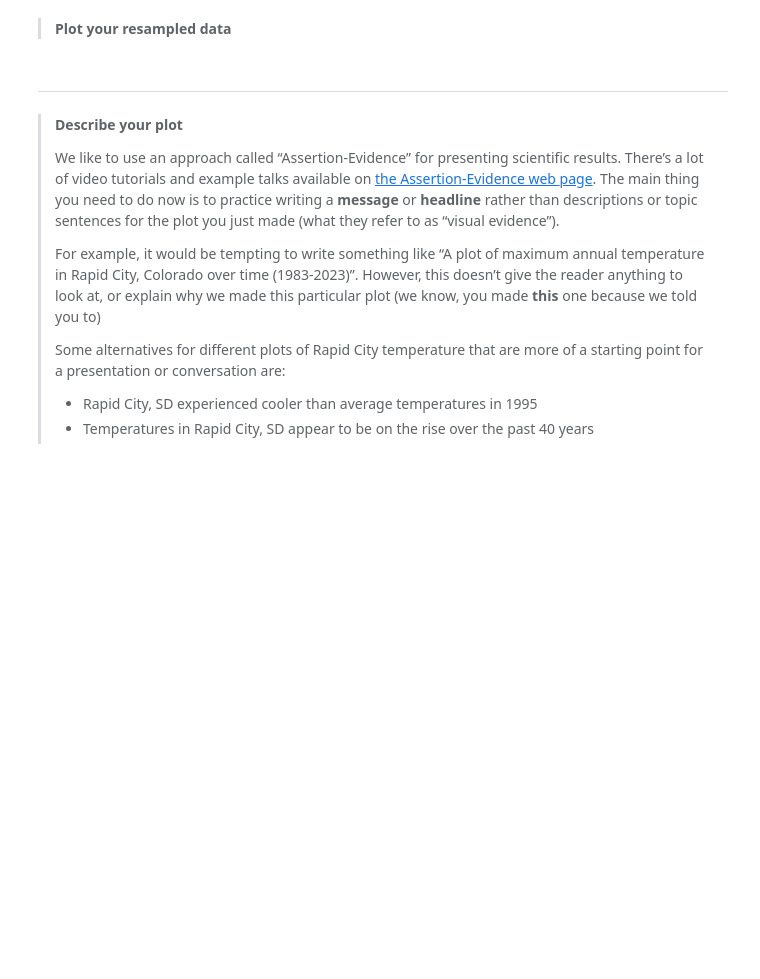
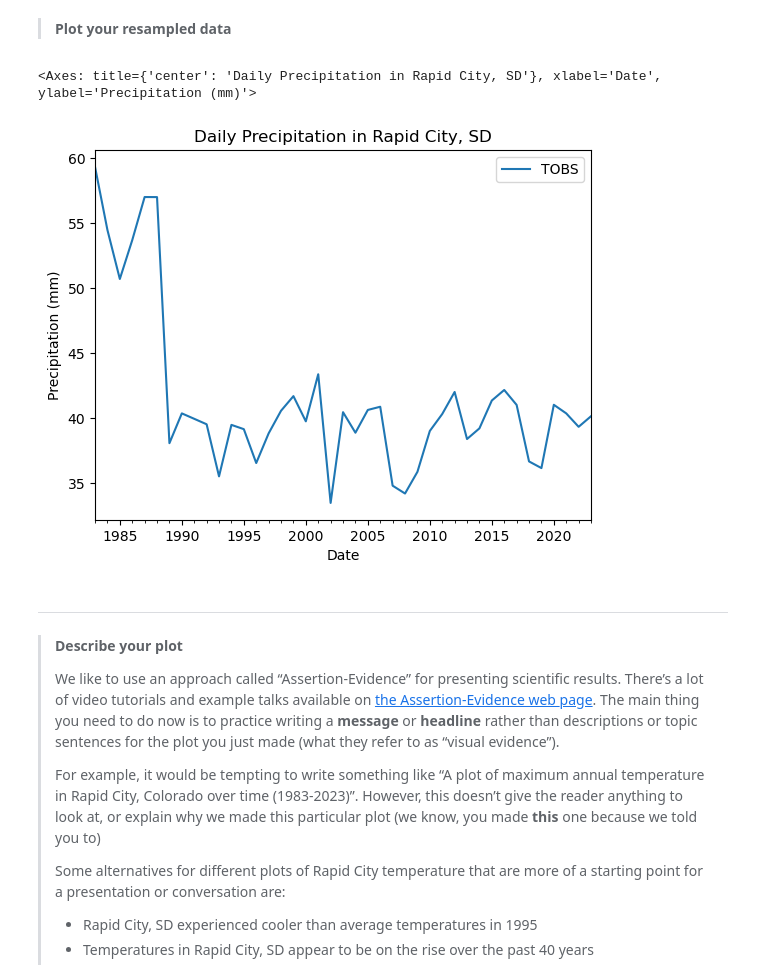
Before and after one commit to cu-esiil-edu/stars-01-get-started-tes-ani, a Jupyter notebook: getstarted_openscience.ipynb, the cells around one changed output. Saved outputs shown, nothing was run; the diff lists cells and outputs as text; code cells hidden in the pictures; blank space fills up the shorter version.

Commit message:
finished run through of rapid city data

```diff
--- a/getstarted_openscience.ipynb
+++ b/getstarted_openscience.ipynb
@@ -318,8 +318,7 @@ line of your code cell** Then, you will be able to run the test cell
 below and find out if your answer is correct.
 # %%
 rapid_df = pd.read_csv(
-    rc_weather_url, index_col="DATE", parse_dates=True, na_values=["NaN"]
-)
+    rc_weather_url, index_col="DATE", parse_dates=True, na_values=["NaN"])
 rapid_df
 # %% [output]
 |  | STATION | NAME | LATITUDE | LONGITUDE | ELEVATION | PRCP | TOBS |
@@ -561,8 +560,8 @@ You earned 1 of 5 points for converting to Celcius
 > 3.  You should also rewrite this function and parameter names to be
 >     more expressive.
 # %%
-def a_function(a_parameter):
+def convert_to_celcius(TOBS):
     """Convert temperature to Celcius"""
-    return a_parameter # Put your equation in here
+    return (TOBS - 32) * 5 / 9
 
-dataframe['celcius_column'] = dataframe['fahrenheit_column'].apply(convert)
+rapid_df['TCel'] = rapid_df['TOBS'].apply(convert_to_celcius)
@@ -596,5 +601,5 @@ recorded.
 > 5.  Run the cell
 # %%
 # Subset the data
-new_dataframe = dataframe.loc['start-year':'end-year']
-new_dataframe
+resample_rapid_df = rapid_df.loc['1983':'2023']
+resample_rapid_df
@@ -636,5 +660,5 @@ values.
 > 6.  Run the cell
 # %%
 # Resample the data to look at yearly mean values
-resampled_data = new_dataframe.resample('TIME').STAT()
-resampled_data
+rapid_ann_mean_df = resample_rapid_df.resample('YE').mean()
+rapid_ann_mean_df
@@ -661,6 +708,15 @@ print('You earned {} of 5 points for resampling'.format(points))
 > Plot your resampled data**
 # %%
 # Plot mean annual temperature values
+# Plot the data using .plot
+rapid_ann_mean_df.plot(
+    y='TOBS',
+    title='Daily Precipitation in Rapid City, SD',
+    xlabel='Date',
+    ylabel='Precipitation (mm)')
+# %% [output]
+<Axes: title={'center': 'Daily Precipitation in Rapid City, SD'}, xlabel='Date', ylabel='Precipitation (mm)'>
+[figure, added]
 # %% [markdown]
 ------------------------------------------------------------------------
 
```
Also changed, not shown: parts of 9 cells of this notebook.
